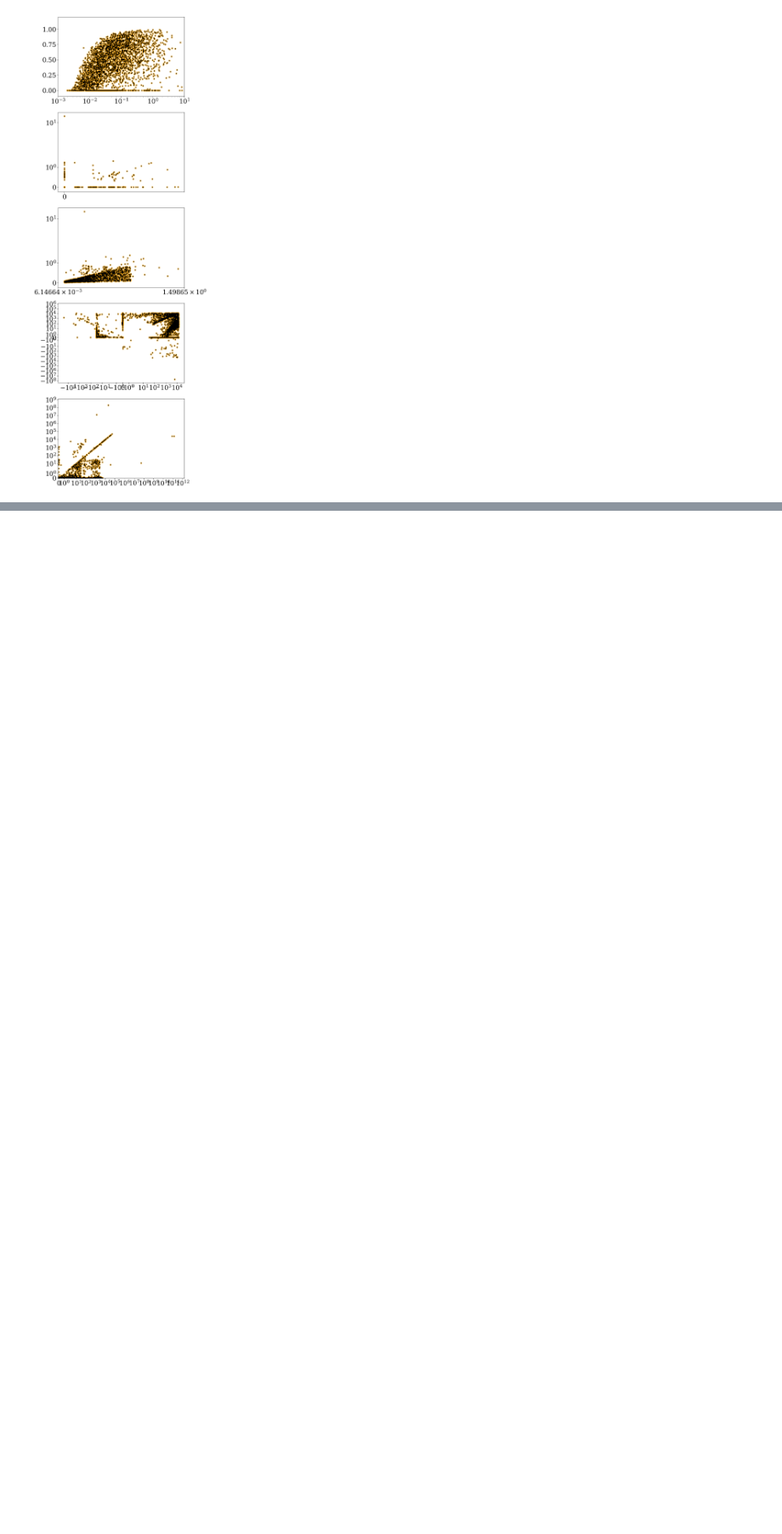
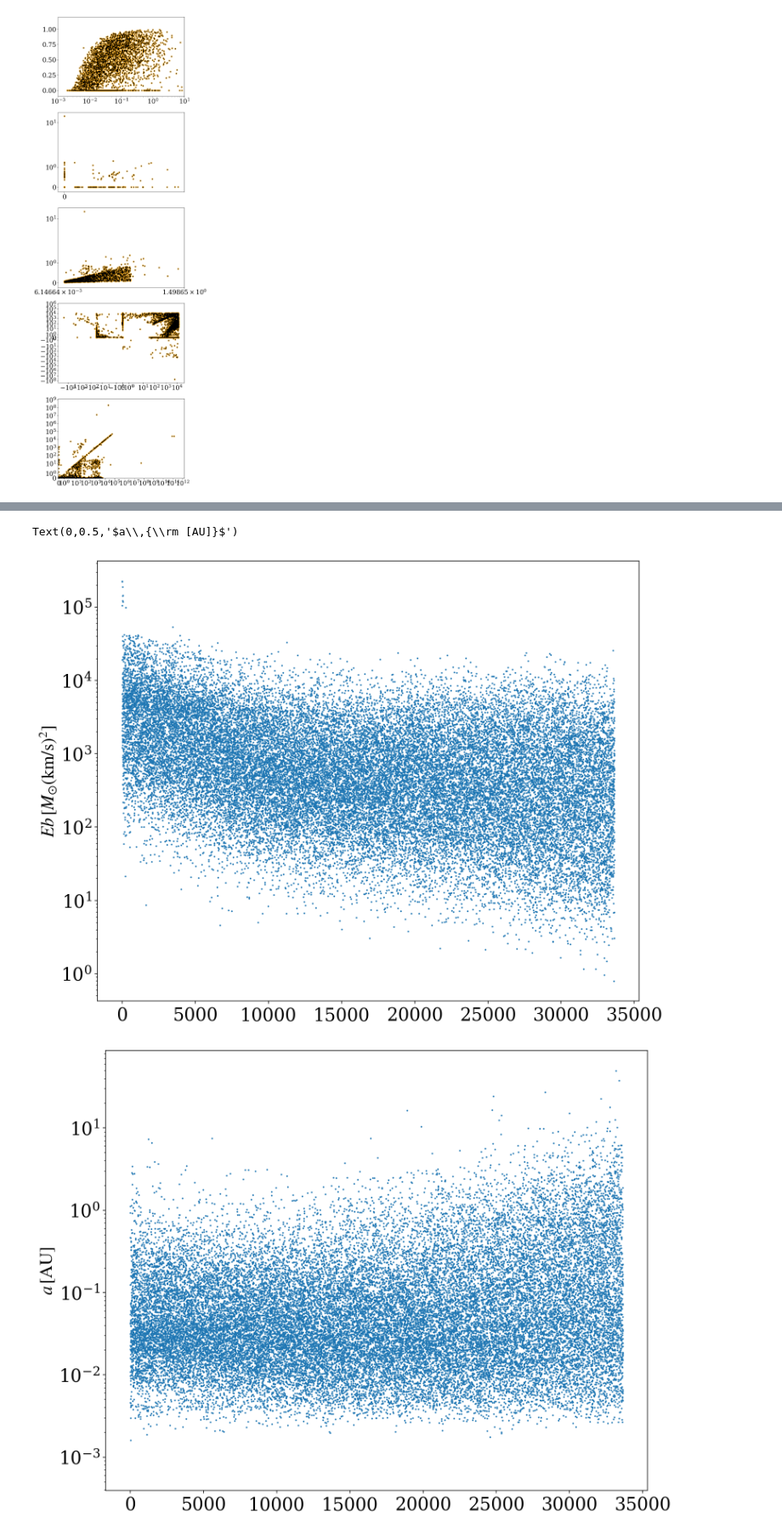
Before and after one commit to claireshiye/MyPythonCode, a Jupyter notebook: Extract_CMC_Restart_Data.ipynb, the cells around one changed output, grey strips where cells are left out. Shown at 85% size. Drawn from its saved outputs; the diff is of its cells as text; code cells hidden in the pictures; blank space fills up the shorter version.

```diff
--- a/Extract_CMC_Restart_Data.ipynb
+++ b/Extract_CMC_Restart_Data.ipynb
@@ -51,8 +51,10 @@ Msun=2*10**33 ##gram
 Rsun=6.957e+10 ##cm
 AU=1.496*10**13  ##cm
 AU_Rsun=214.93946938362 ##AU to R_sun
+AU_pc = 4.8481368111358e-6  ##AU to pc
 PC=3.086*10**18  ##cm
 PC_Rsun = 44334448.0068964 ##pc to R_sun
+PC_AU = 206265 ##pc to AU
 
 #savepath = '/projects/b1095/syr904/projects/isolated_MSP/plots/'
 # %% [output]
@@ -435,0 +756,22 @@ for xx in range(len(resouts)):
+# %%
+#####Bindng enerrgy#####
+m0_bin = m0[binflag==1]; m1_bin = m1[binflag==1]
+sma_bin = sma[binflag==1]; ecc_bin = ecc[binflag==1]
+
+Eb = (Gconst_sun*PC_AU)*m0_bin*m1_bin/2./sma_bin
+Eb_x = np.arange(len(Eb))+1
+print(Eb_x)
+print(Eb)
+print(Gconst_sun*PC_AU)
+
+plt.figure(figsize=(12,10))
+plt.scatter(Eb_x, Eb, s=1)
+plt.ylabel(r'$Eb \, [M_{\odot} (\rm km/s)^2]$')
+plt.yscale('log')
+
+plt.figure(figsize=(12,10))
+plt.scatter(np.arange(len(sma_bin))+1, sma_bin, s=1)
+plt.yscale('log')
+plt.ylabel(r'$a\,{\rm [AU]}$')
+#plt.ylabel(r'$Ecc$')
+# %% [output]
@@ -435,0 +782,3 @@ for xx in range(len(resouts)):
+Text(0,0.5,'$a\\,{\\rm [AU]}$')
+[figure, added]
+[figure, added]
```
Also changed, not shown: parts of 10 cells of this notebook, 19 other files.
